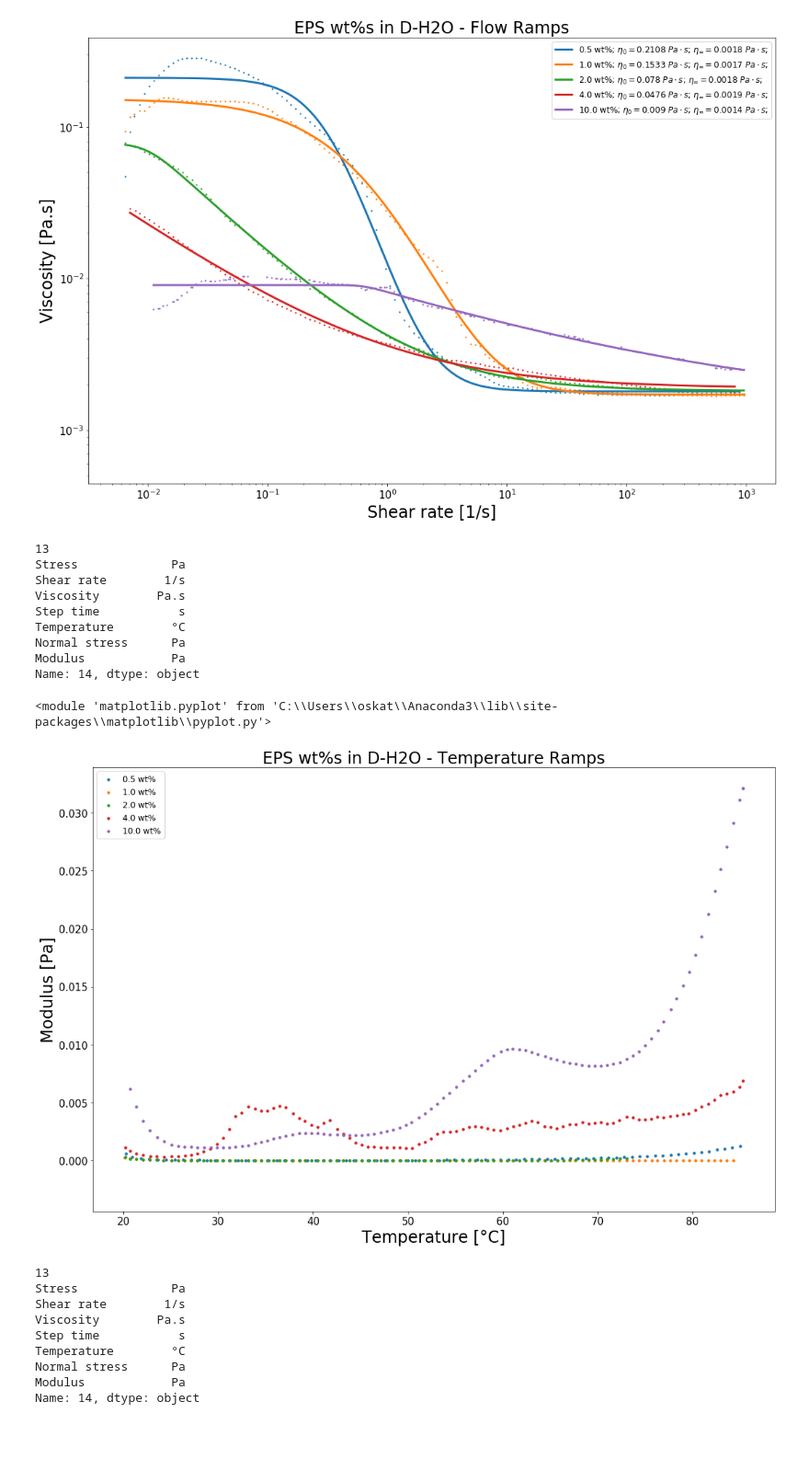
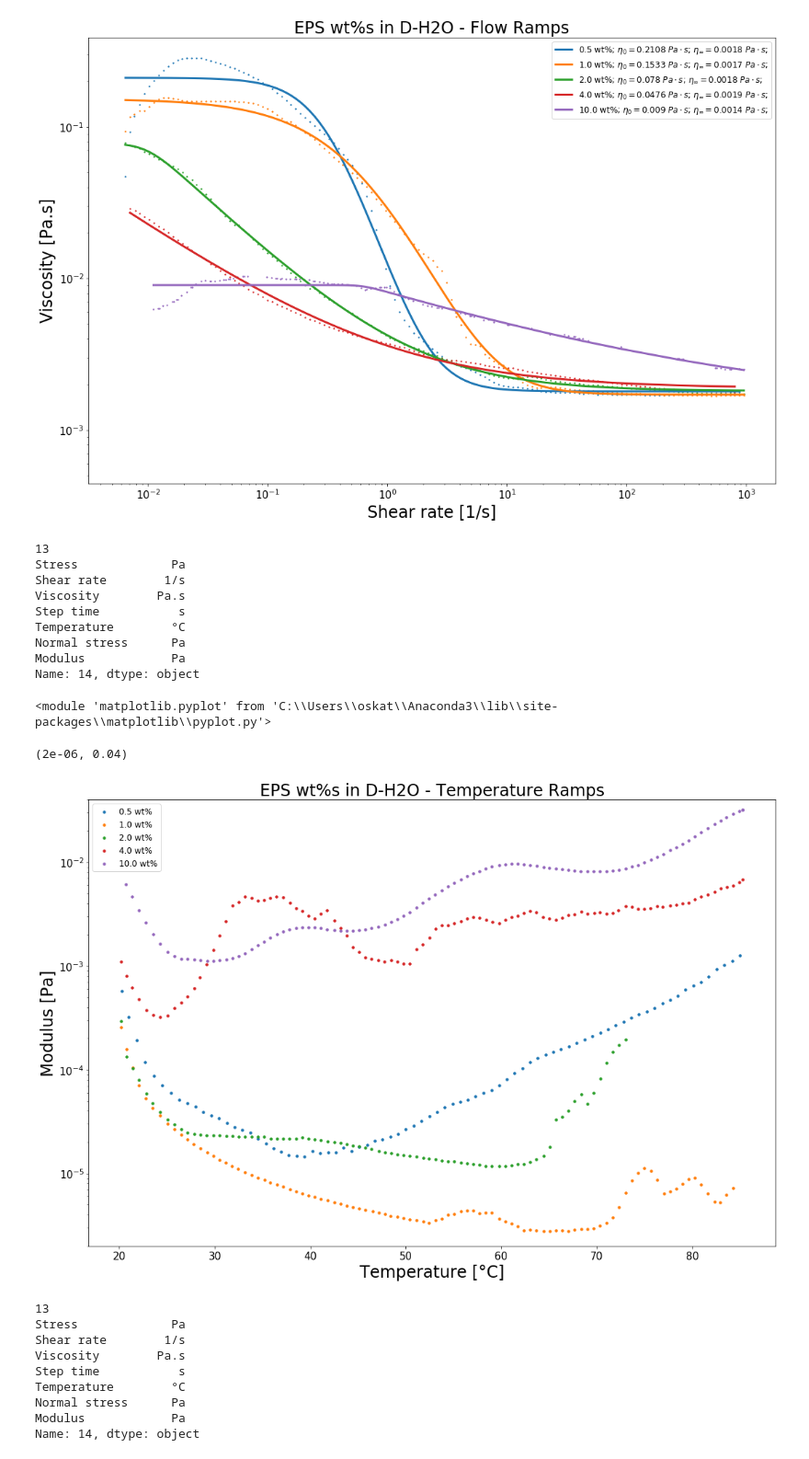
Before and after one commit to KiraSensei13/MNT_ITESM_Thesis, a Jupyter notebook: Dago_s/TRIOSplotsEPS.ipynb, the cells around one changed output. Shown at 92% size. Drawn from its saved outputs; the diff is of its cells as text; code cells hidden in the pictures; blank space fills up the shorter version.

Commit message:
updated plots

```diff
--- a/Dago_s/TRIOSplotsEPS.ipynb
+++ b/Dago_s/TRIOSplotsEPS.ipynb
@@ -362,23 +362,26 @@ Name: 14, dtype: object
 # %%
 #####
 plotName        = "EPS wt%s in D-H2O - Temperature Ramps";
 fileNames       = ["./esp_0dot5_TR.csv", "./esp_1_TR.csv", "./esp_2_TR.csv", "./esp_4_TR.csv", "./esp_10_TR.csv"];
 plotModel       = [               False,            False,            False,            False,             False];
 
 # Plot all files in one plot
-compareData_wFits_(4, 6, False, False, plotName, fileNames, headDrops, tailDrops, fileDescription, Model, eta_zero, eta_inft, kappa, n, m, plotDatapoints, plotModel);
+
+compareData_wFits_(4, 6, False, True, plotName, fileNames, headDrops, tailDrops, fileDescription, Model, eta_zero, eta_inft, kappa, n, m, plotDatapoints, plotModel);
+plt.ylim(0.000002,0.04)
 # %% [output]
 13
 Stress             Pa
 Shear rate        1/s
 Viscosity        Pa.s
 Step time           s
 Temperature        °C
 Normal stress      Pa
 Modulus            Pa
 Name: 14, dtype: object
 <module 'matplotlib.pyplot' from 'C:\\Users\\oskat\\Anaconda3\\lib\\site-packages\\matplotlib\\pyplot.py'>
+(2e-06, 0.04)
-[figure, old version]
+[figure, new version]
 # %%
 #####
 plotName        = "EPS wt%s in D-H2O - Temperature Ramps";
```
Also changed, not shown: 22 other files.
